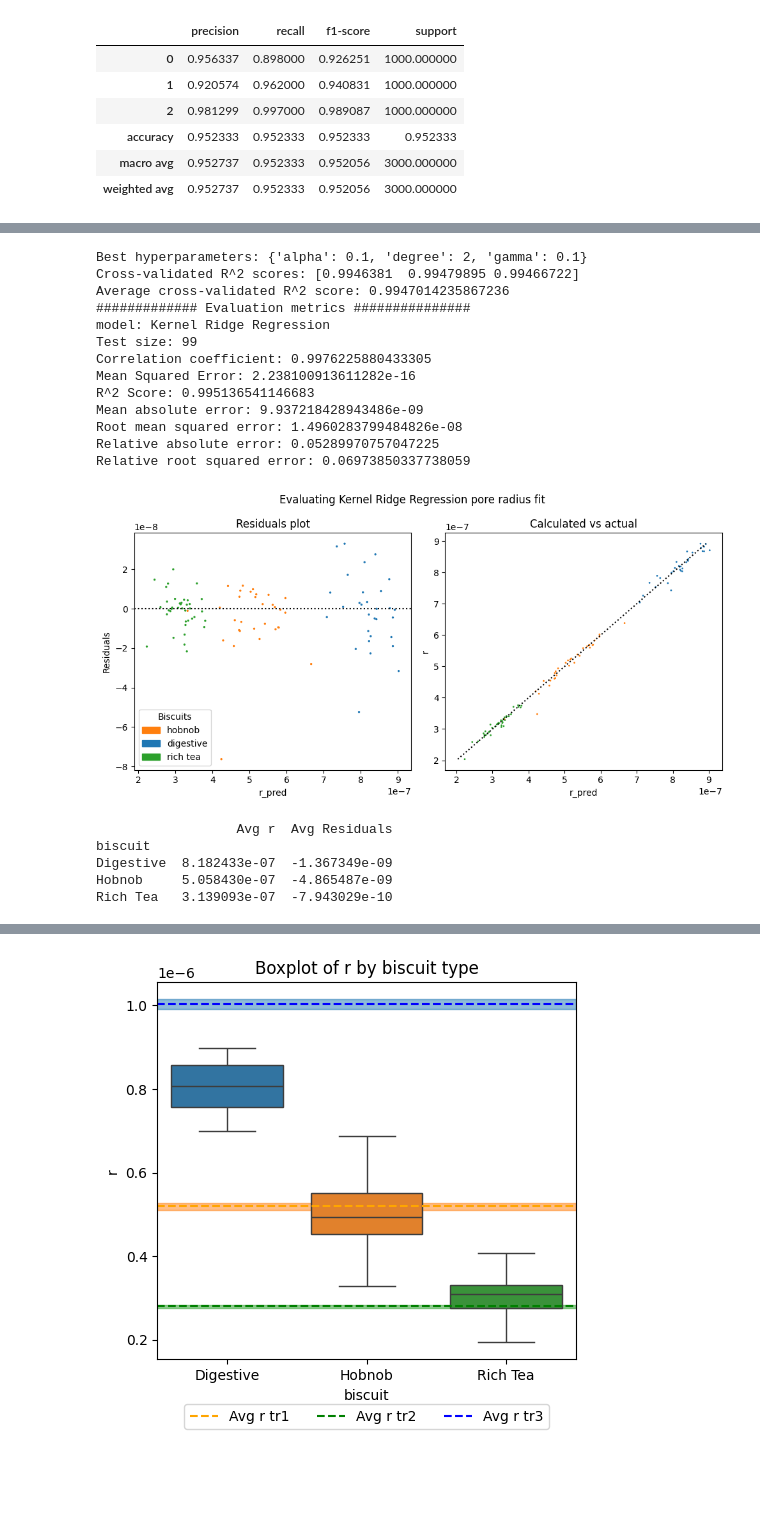
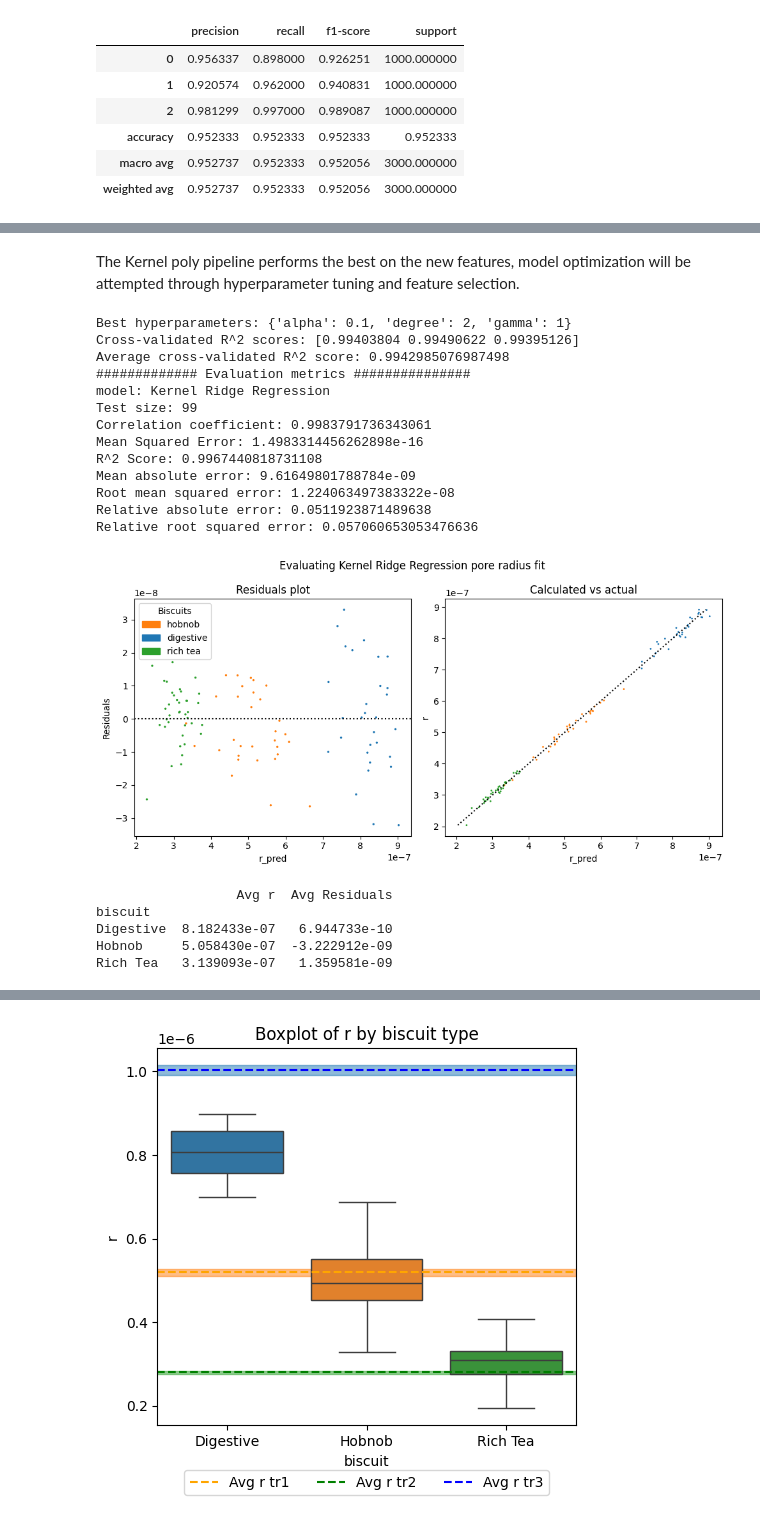
Before and after one commit to kon-218/biscuit_analysis, a Jupyter notebook: code3.ipynb, the cells around one changed output, grey strips where cells are left out. Cells and saved outputs as stored; diff of their text form; code cells hidden in the pictures; blank space fills up the shorter version.

```diff
--- a/code3.ipynb
+++ b/code3.ipynb
@@ -881,7 +926,7 @@ def create_new_variables(df):
     df_new_vars['L2'] = df_new_vars['L'] * df_new_vars['L']
     df_new_vars['eta/t'] = df_new_vars['eta'] / df_new_vars['t']
     df_new_vars['1/t'] = 1/df_new_vars['t']
-    df_new_vars['cos_phi'] = 1/np.cos(df_new_vars['phi'])
+    df_new_vars['cos_phi'] = 1/2*np.cos(df_new_vars['phi'])
     df_new_vars['1/gamma'] = 1/df_new_vars['gamma']
     df_new_vars['L2/cos_phi'] = df_new_vars["L2"] / np.cos(df_new_vars["phi"])
     df_new_vars['L2/t'] = df_new_vars["L2"] / df_new_vars["t"]
@@ -890,7 +935,7 @@ def create_new_variables(df):
     return df_new_vars
 
 # Train optimal model on new variables
-df_new_vars = create_new_variables(df_no_outliers)
+df_new_vars = create_new_variables(microscopy_pruned)
 
 # Split the data into training and testing sets
 X = df_new_vars[['gamma', 'L', 't', 'phi', 'eta', 'L2', 'eta/t', 'cos_phi', '1/gamma', 'L2/cos_phi', 'L2/t', '1/t', 'L2/gamma']]
@@ -901,4 +946,12 @@ X_train, X_test, y_train, y_test = train_test_split(X, y, test_size=0.2, random_
 rf_pipeline_scaled.fit(X_train, y_train)
 
 evaluate_pipeline(rf_pipeline_scaled, "Random Forest Scaled", X_train, y_train, X_test, y_test, df_new_vars)
+
+linear_pipeline_scaled.fit(X_train, y_train)
+
+evaluate_pipeline(linear_pipeline_scaled, "Linear Scaled", X_train, y_train, X_test, y_test, df_new_vars)
+
+krr_pipeline_poly.fit(X_train, y_train)
+
+evaluate_pipeline(krr_pipeline_poly, "Kernel", X_train, y_train, X_test, y_test, df_new_vars)
 # %% [output]
@@ -924,12 +1013,14 @@ Rich Tea   3.090234e-07  -1.300157e-08
+# %% [markdown]
+The Kernel poly pipeline performs the best on the new features, model optimization will be attempted through hyperparameter tuning and feature selection.
 # %%
-# kernel ridge regression between r_Washburn and r
-
 from sklearn.kernel_ridge import KernelRidge
 from sklearn.model_selection import GridSearchCV
 
+features = ['gamma', 'L', 't', 'phi', 'eta', 'L2', 'eta/t', 'cos_phi', '1/gamma', 'L2/cos_phi', 'L2/t', '1/t', 'L2/gamma']
+
 # Define variables
-X = df_new_vars[['gamma', 'L', 't', 'phi', 'eta', 'L2', 'eta/t', 'cos_phi', '1/gamma', 'L2/cos_phi', 'L2/t', '1/t', 'L2/gamma']]
-y = df_no_outliers['r']
+X = df_new_vars[features]
+y = df_new_vars['r']
 
 # kernel param grid
 param_grid = {
@@ -938,59 +1029,53 @@ param_grid = {
     'degree': [2, 3, 4, 5]
 }
 
+scaler = StandardScaler()
 stdX = pd.DataFrame(scaler.fit_transform(X), index=X.index)
 
 # Split the data into training and testing sets
 X_train, X_test, y_train, y_test = train_test_split(stdX, y, test_size=0.2, random_state=0)
-
-# Scale the data
-stdX_train = scaler.fit_transform(X_train)
-stdX_test = scaler.transform(X_test)
-
-stdX_train = pd.DataFrame(scaler.fit_transform(X_train), index=X_train.index)
-stdX_test = pd.DataFrame(scaler.transform(X_test), index=X_test.index)
 
 # Define the model
 krr = KernelRidge(kernel='poly')
 
 # Define the steps of the pipeline
 steps = [
     ('scaler', StandardScaler()),
     ('grid_search', GridSearchCV(KernelRidge(kernel='poly'), param_grid, cv=3, scoring='r2'))
 ]
 
 # Create the pipeline
 opt_krr_pipeline = Pipeline(steps)
 
 # Fit the pipeline
 opt_krr_pipeline.fit(X_train, y_train)
 
 # Get the best hyperparameters
 best_params = opt_krr_pipeline.named_steps['grid_search'].best_params_
 print("Best hyperparameters:", best_params)
 
 # Predict the radius for the test data
 y_pred = opt_krr_pipeline.predict(X_test)
 
 # Evaluate the pipeline
-evaluate_pipeline(opt_krr_pipeline, "Kernel Ridge Regression", X_train, y_train, X_test, y_test, df_no_outliers)
+evaluate_pipeline(opt_krr_pipeline, "Kernel Ridge Regression", X_train, y_train, X_test, y_test, df_new_vars)
 # %% [output]
-Best hyperparameters: {'alpha': 0.1, 'degree': 2, 'gamma': 0.1}
-Cross-validated R^2 scores: [0.9946381  0.99479895 0.99466722]
-Average cross-validated R^2 score: 0.9947014235867236
+Best hyperparameters: {'alpha': 0.1, 'degree': 2, 'gamma': 1}
+Cross-validated R^2 scores: [0.99403804 0.99490622 0.99395126]
+Average cross-validated R^2 score: 0.9942985076987498
 ############# Evaluation metrics ###############
 model: Kernel Ridge Regression
 Test size: 99
-Correlation coefficient: 0.9976225880433305
-Mean Squared Error: 2.238100913611282e-16
-R^2 Score: 0.995136541146683
-Mean absolute error: 9.937218428943486e-09
-Root mean squared error: 1.4960283799484826e-08
-Relative absolute error: 0.05289970757047225
-Relative root squared error: 0.06973850337738059
+Correlation coefficient: 0.9983791736343061
+Mean Squared Error: 1.4983314456262898e-16
+R^2 Score: 0.9967440818731108
+Mean absolute error: 9.61649801788784e-09
+Root mean squared error: 1.224063497383322e-08
+Relative absolute error: 0.0511923871489638
+Relative root squared error: 0.057060653053476636
-[figure, old version]
+[figure, new version]
                   Avg r  Avg Residuals
 biscuit
-Digestive  8.182433e-07  -1.367349e-09
-Hobnob     5.058430e-07  -4.865487e-09
-Rich Tea   3.139093e-07  -7.943029e-10
+Digestive  8.182433e-07   6.944733e-10
+Hobnob     5.058430e-07  -3.222912e-09
+Rich Tea   3.139093e-07   1.359581e-09
```
Also changed, not shown: parts of 14 cells of this notebook.
